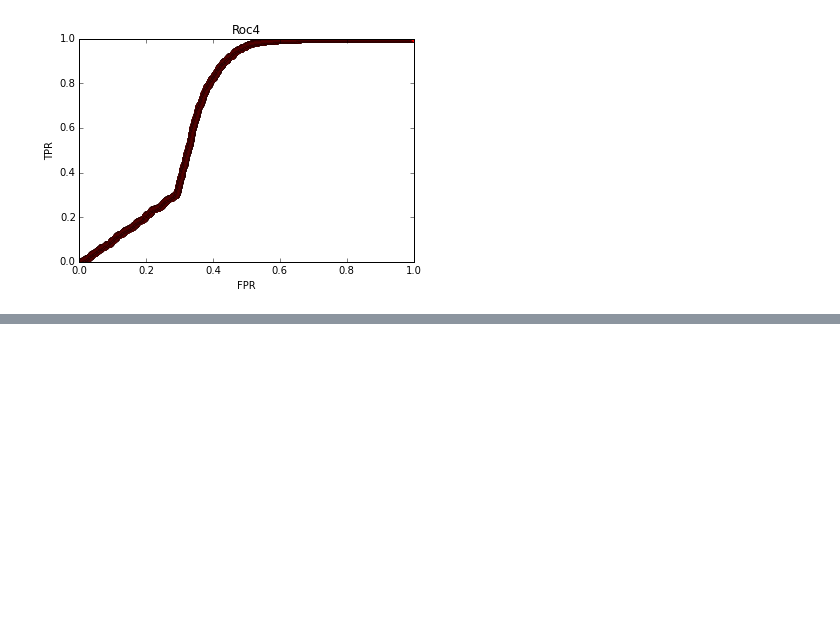
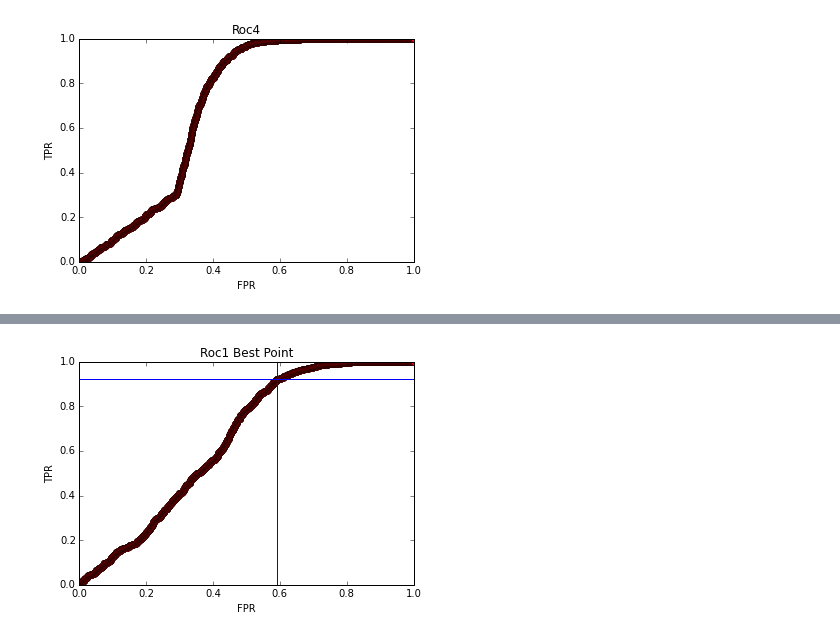
Before and after one commit to aqeel13932/DM, a Jupyter notebook: HW09/roc_data/Q2.ipynb, the cells around one changed output, grey strips where cells are left out. Cells and saved outputs as stored; diff of their text form; code cells hidden in the pictures; blank space fills up the shorter version.

```diff
--- a/HW09/roc_data/Q2.ipynb
+++ b/HW09/roc_data/Q2.ipynb
@@ -128,5 +161,7 @@ def FindK(dataset):
     k=0
     lst=[]
     for i in range (3000):
-        lst.append(i,dataset[i][0]-dataset[i][1])
-    print lst[10]
+        lst.append({'x':i,'y':dataset[i][0]-dataset[i][1]})
+
+    lst.sort(key=lambda x: x['y'], reverse=True)
+    return lst[0]['x']
@@ -134,0 +177,12 @@ FindK(
+# %%
+plt.figure('roc1_best.jpg')
+plt.plot([x[1] for x in roc1cm],[x[0] for x in roc1cm], 'ro')
+plt.ylabel('TPR')
+plt.xlabel('FPR')
+plt.title('Roc1 Best Point')
+plt.axvline(x=roc1cm[roc1best][1])
+plt.axhline(y=roc1cm[roc1best][0])
+#plt.show()
+plt.savefig('roc1_best.jpg')
+# %% [output]
+[figure, added]
```
Also changed, not shown: parts of 12 cells of this notebook, 11 other files.
